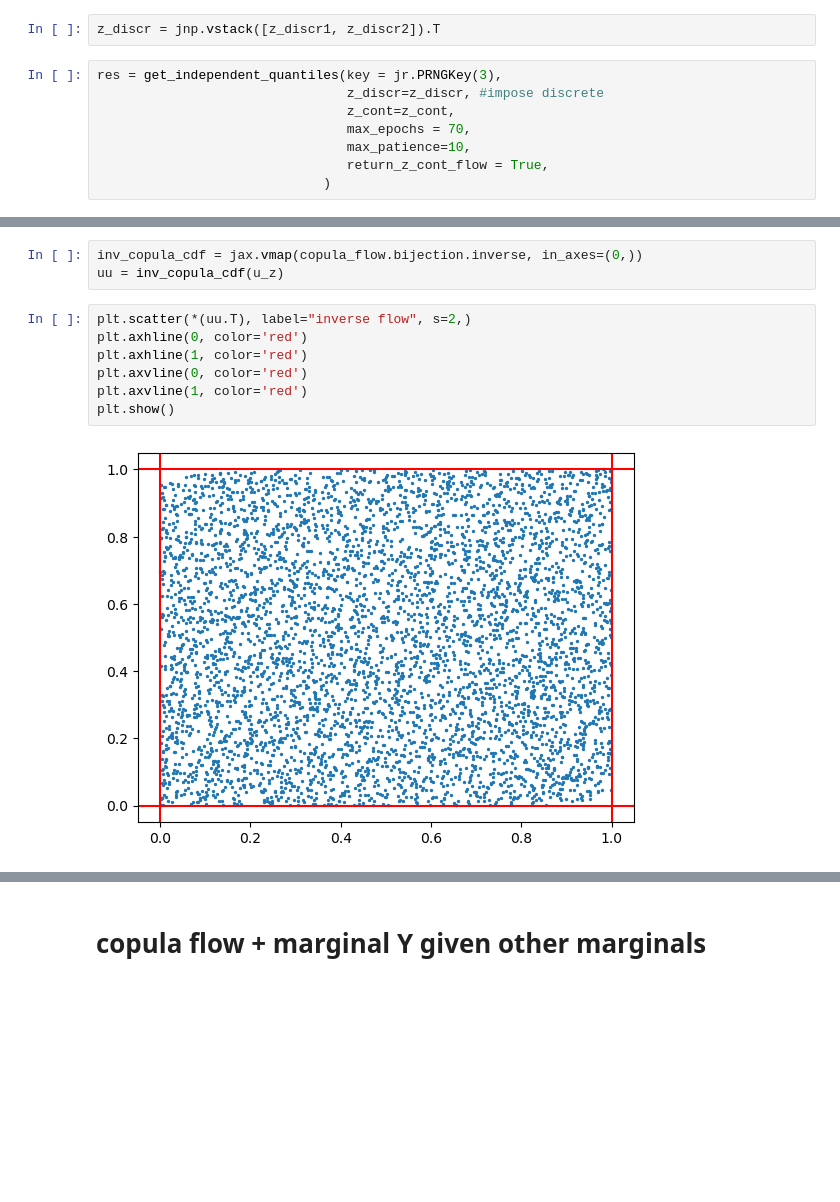
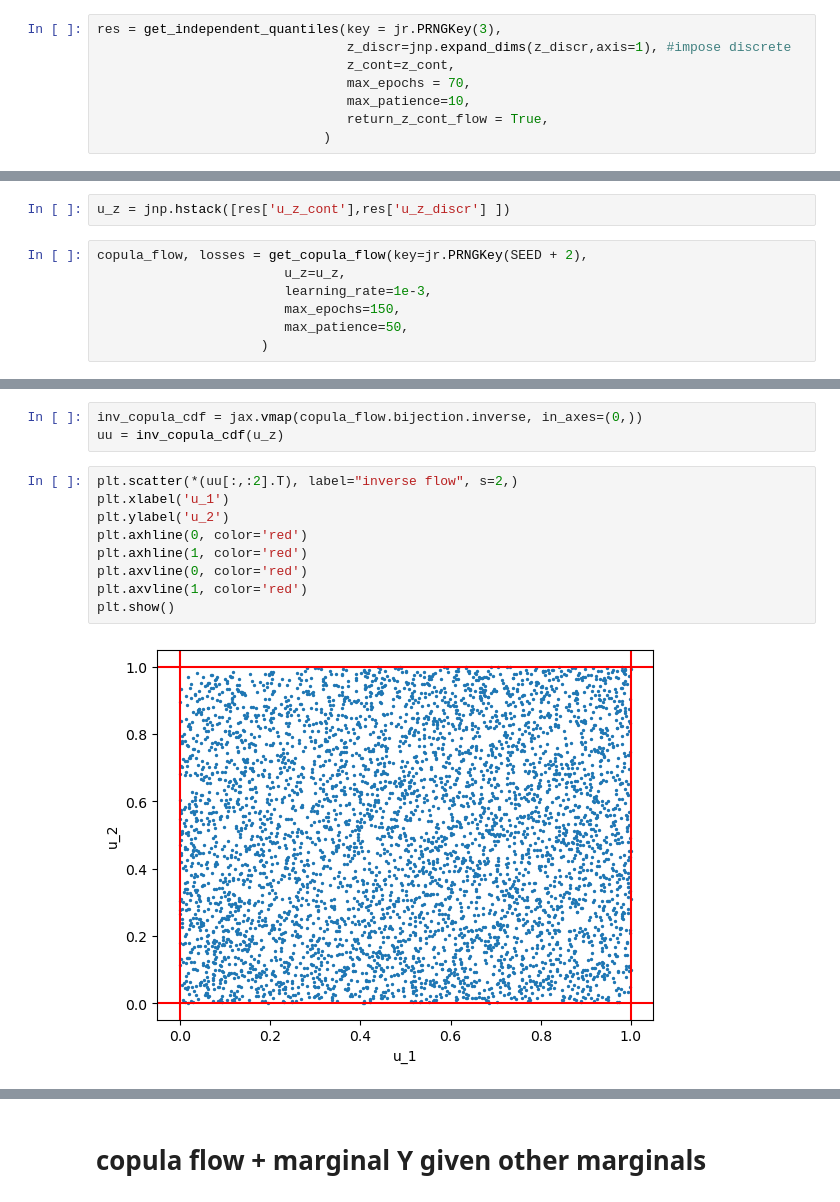
Before and after one commit to llaurabatt/frugal-flows, a Jupyter notebook: clean_playground.ipynb, the cells around one changed output, grey strips where cells are left out. Saved outputs shown, nothing was run; the diff lists cells and outputs as text; blank space fills up the shorter version.

Commit message:
frugal flows function and simulation function

```diff
--- a/clean_playground.ipynb
+++ b/clean_playground.ipynb
@@ -255,8 +250,6 @@ z_discr2 = jr.categorical(jr.PRNGKey(998), logits=jnp.array([jnp.log(logit_args[
-# %%
-z_discr = jnp.vstack([z_discr1, z_discr2]).T
 # %%
 res = get_independent_quantiles(key = jr.PRNGKey(3),
-                                z_discr=z_discr, #impose discrete
+                                z_discr=jnp.expand_dims(z_discr,axis=1), #impose discrete
                                 z_cont=z_cont,
                                 max_epochs = 70,
                                 max_patience=10,
@@ -330,0 +335,9 @@ plt.legend()
+# %%
+u_z = jnp.hstack([res['u_z_cont'],res['u_z_discr'] ])
+# %%
+copula_flow, losses = get_copula_flow(key=jr.PRNGKey(SEED + 2),
+                        u_z=u_z,
+                        learning_rate=1e-3,
+                        max_epochs=150,
+                        max_patience=50,
+                     )
@@ -332,11 +363,13 @@ plt.legend()
 inv_copula_cdf = jax.vmap(copula_flow.bijection.inverse, in_axes=(0,))
 uu = inv_copula_cdf(u_z)
 # %%
-plt.scatter(*(uu.T), label="inverse flow", s=2,)
+plt.scatter(*(uu[:,:2].T), label="inverse flow", s=2,)
+plt.xlabel('u_1')
+plt.ylabel('u_2')
 plt.axhline(0, color='red')
 plt.axhline(1, color='red')
 plt.axvline(0, color='red')
 plt.axvline(1, color='red')
 plt.show()
 # %% [output]
-[figure, old version]
+[figure, new version]
```
Also changed, not shown: parts of 61 cells of this notebook, 1 other file.
